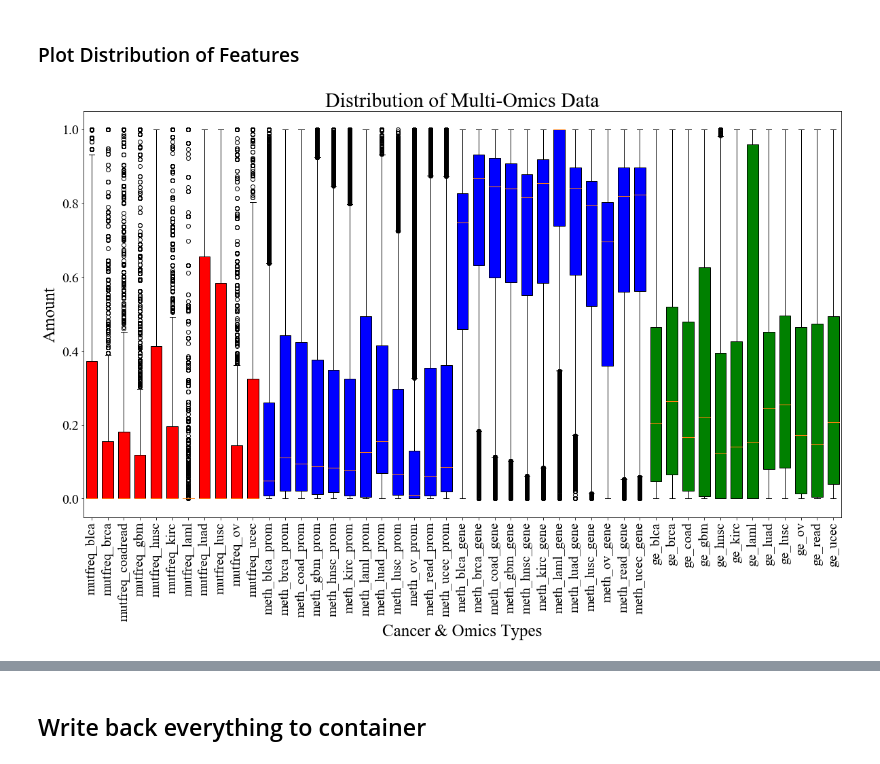
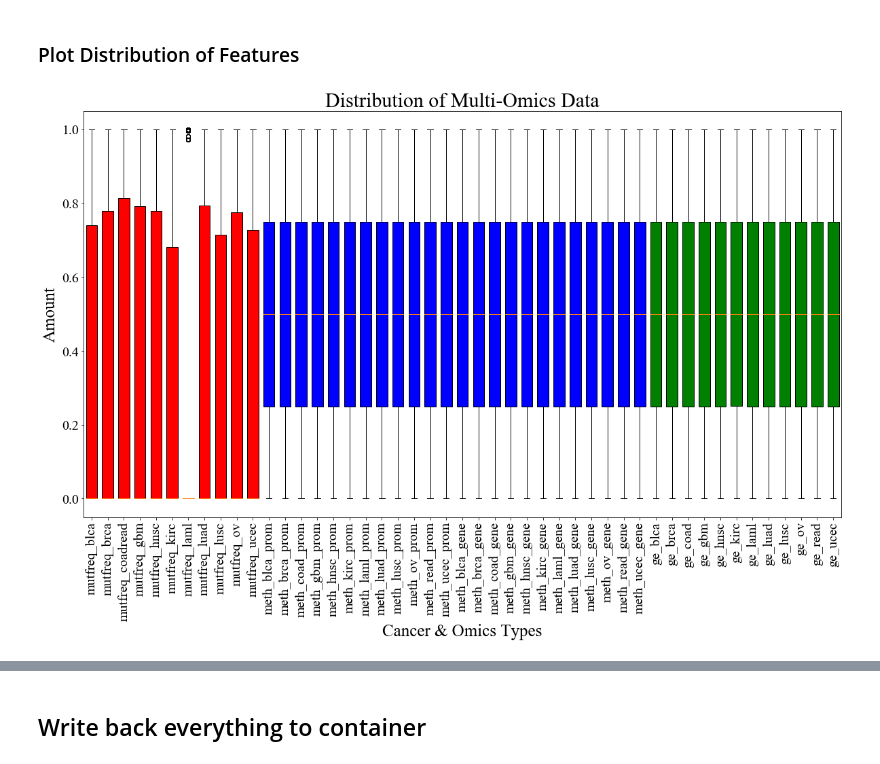
Before and after one commit to schulter/EMOGI, a Jupyter notebook: pancancer/preprocessing/build_multiomics_container.ipynb, the cells around one changed output, grey strips where cells are left out. Cells and saved outputs as stored; diff of their text form; code cells hidden in the pictures.

Commit message:
Multiomics container script with parameters for NCG or old labels.
Also now parameter for qnorm or norm.

```diff
--- a/pancancer/preprocessing/build_multiomics_container.ipynb
+++ b/pancancer/preprocessing/build_multiomics_container.ipynb
@@ -15,5 +18,9 @@ import seaborn
 plt.rc('font', family='Times New Roman')
 %matplotlib inline
+# %%
+# PARAMETERS
+use_quantile_norm = True # quantile or MinMax normalization
+use_ncg_labels = True # use the new labels or the old ones
 # %% [markdown]
 ## Load the Data from three containers
 # %%
@@ -39,7 +46,9 @@ with h5py.File('../../data/pancancer/mutfreq_iref_unbalanced_syn.h5', 'r') as f:
 # methylation levels
 with h5py.File('../../data/pancancer/iref_methylation_450k1000bpprom_all.h5', 'r') as f:
     meth_features = f['features'][:]
+    node_names_meth = f['gene_names'][:]
 
 # gene expression
 with h5py.File('../../data/pancancer/iref_tcga_expression_filter100.h5', 'r') as f:
     ge_features = f['features'][:]
+    node_names_ge = f['gene_names'][:]
@@ -46,10 +64,13 @@ with h5py.File('../../data/pancancer/iref_tcga_expression_filter100.h5', 'r') as
 # %% [markdown]
 ## Join Multi-Omics to form one feature matrix
 # %%
-scaler = preprocessing.MinMaxScaler()
-ge_norm = scaler.fit_transform(ge_features.T).T
-mutfreq_norm = scaler.fit_transform(mutfreq_features.T).T
-meth_norm = scaler.fit_transform(meth_features.T).T
+if use_quantile_norm:
+    scaler = preprocessing.QuantileTransformer()
+else:
+    scaler = preprocessing.MinMaxScaler()
+ge_norm = scaler.fit_transform(ge_features)
+mutfreq_norm = scaler.fit_transform(mutfreq_features)
+meth_norm = scaler.fit_transform(meth_features)
 
 multi_omics_features = np.concatenate((mutfreq_norm, meth_norm, ge_norm), axis=1)
 multi_omics_features_raw = np.concatenate((mutfreq_features, meth_features, ge_features), axis=1)
@@ -59,32 +82,35 @@ multi_omics_features_raw = np.concatenate((mutfreq_features, meth_features, ge_f
 # plot distribution of features
 fig = plt.figure(figsize=(20, 11))
 
 # mutation frequencies
 cancer_names = ['blca', 'brca', 'coadread', 'gbm', 'hnsc', 'kirc', 'laml', 'luad', 'lusc', 'ov', 'ucec']
 feat_names_mut = ['mutfreq_'+i for i in cancer_names]
 
 # gene expression
 cnames_full = ['blca', 'brca', 'coad', 'gbm', 'hnsc', 'kirc', 'laml', 'luad', 'lusc', 'ov', 'read', 'ucec']
 feat_names_ge = ['ge_'+i for i in cnames_full]
 
 # methylation
 feat_names_meth = ['meth_{}_prom'.format(i) for i in cnames_full] + ['meth_{}_gene'.format(i) for i in cnames_full]
 feat_names_all = feat_names_mut + feat_names_meth + feat_names_ge
 
 # plot
 x = plt.boxplot(multi_omics_features, widths=0.7, patch_artist=True)
 _ = plt.xticks(range(1, multi_omics_features.shape[1]+1), feat_names_all, rotation='vertical', fontsize=20)
 _ = plt.setp(plt.gca().get_yticklabels(), fontsize=20)
 
 # fill with colors
 colors = ['red']*11 + ['blue']*24 + ['green']*12
 for patch, color in zip(x['boxes'], colors):
     patch.set_facecolor(color)
 
 #plt.gca().set_ylim([-0.05, 1.5])
 plt.xlabel('Cancer & Omics Types', fontsize=25)
 plt.ylabel('Amount', fontsize=25)
 plt.title('Distribution of Multi-Omics Data', fontsize=30)
-fig.savefig('multi_omics_feature_distribution_normed.png', dpi=300)
+if use_quantile_norm:
+    fig.savefig('multi_omics_feature_distribution_quantiled.png', dpi=300)
+else:
+    fig.savefig('multi_omics_feature_distribution_normminmax.png', dpi=300)
 # %% [output]
-[figure, old version]
+[figure, new version]
```
Also changed, not shown: parts of 20 cells of this notebook.
